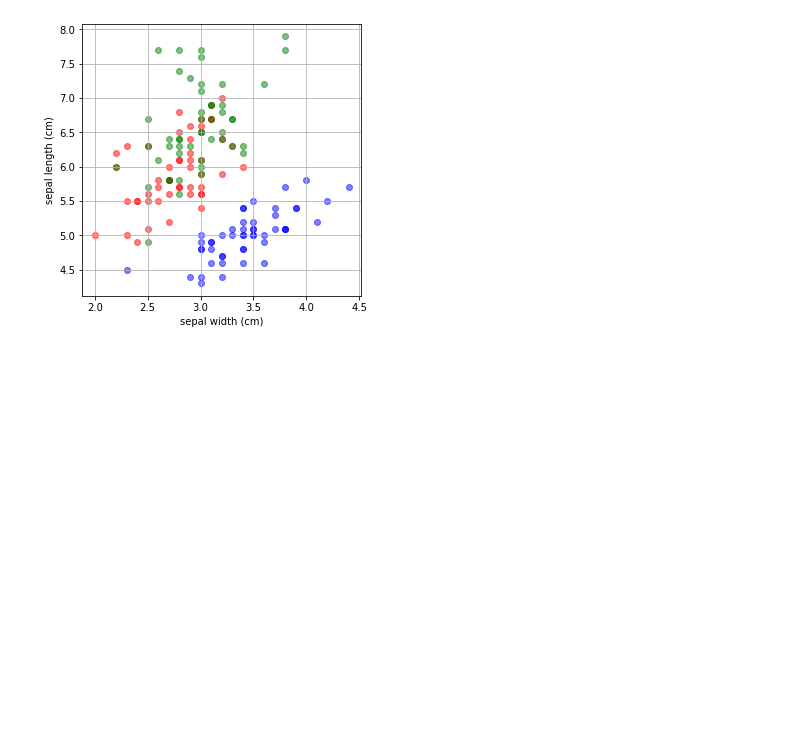
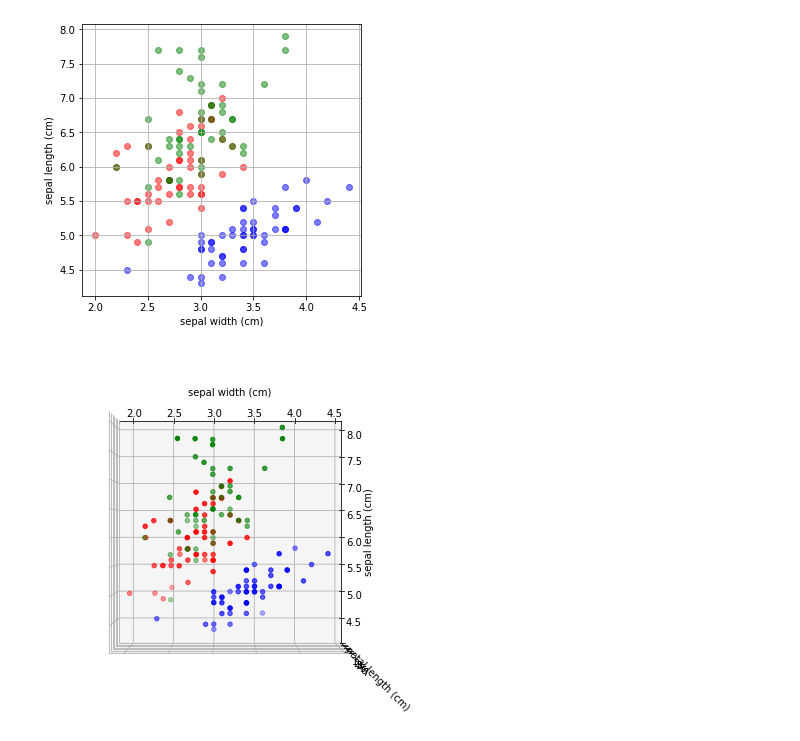
Before and after one commit to yano-kentaro/d2l_miniconda3, a Jupyter notebook: python/iris.ipynb, the cells around one changed output. Saved outputs shown, nothing was run; the diff lists cells and outputs as text; code cells hidden in the pictures; blank space fills up the shorter version.

```diff
--- a/python/iris.ipynb
+++ b/python/iris.ipynb
@@ -83,3 +83,49 @@ plt.grid()
 plt.show()
 # %% [output]
 [figure]
+# %%
+%matplotlib inline
+from sklearn import datasets
+import pandas as pd
+import matplotlib.pyplot as plt
+from mpl_toolkits.mplot3d import Axes3D
+
+# sklearnでアヤメのデータセットを変数に格納
+iris = datasets.load_iris()
+
+# pandasでアヤメのデータセットをデータフレームに格納
+df = pd.DataFrame(iris.data)
+
+# データフレームのカラム名を変更
+df.columns = iris.feature_names
+# アヤメの品種を表示
+df["target"] = iris.target
+# アヤメの品種次第で格納するデータフレームを分岐
+df0 = df[df["target"] == 0]
+df1 = df[df["target"] == 1]
+df2 = df[df["target"] == 2]
+
+#=================================================================1
+#												三つの特徴量から散布図を作成
+#========================================================2021.12.19
+# v1: 3D散布図の描画
+
+# グラフサイズ設定
+ax = Axes3D(plt.figure(figsize=(5,5)))
+
+# ラベル名の設定
+xx = "sepal width (cm)"
+yy = "sepal length (cm)"
+zz = "petal length (cm)"
+# 散布図設定
+ax.scatter(df0[xx],df0[yy],df0[zz],color="b")
+ax.scatter(df1[xx],df1[yy],df1[zz],color="r")
+ax.scatter(df2[xx],df2[yy],df2[zz],color="g")
+ax.set_xlabel(xx)
+ax.set_ylabel(yy)
+ax.set_zlabel(zz)
+# 視点を変更
+ax.view_init(90,270)
+plt.show()
+# %% [output]
+[figure, added]
```
